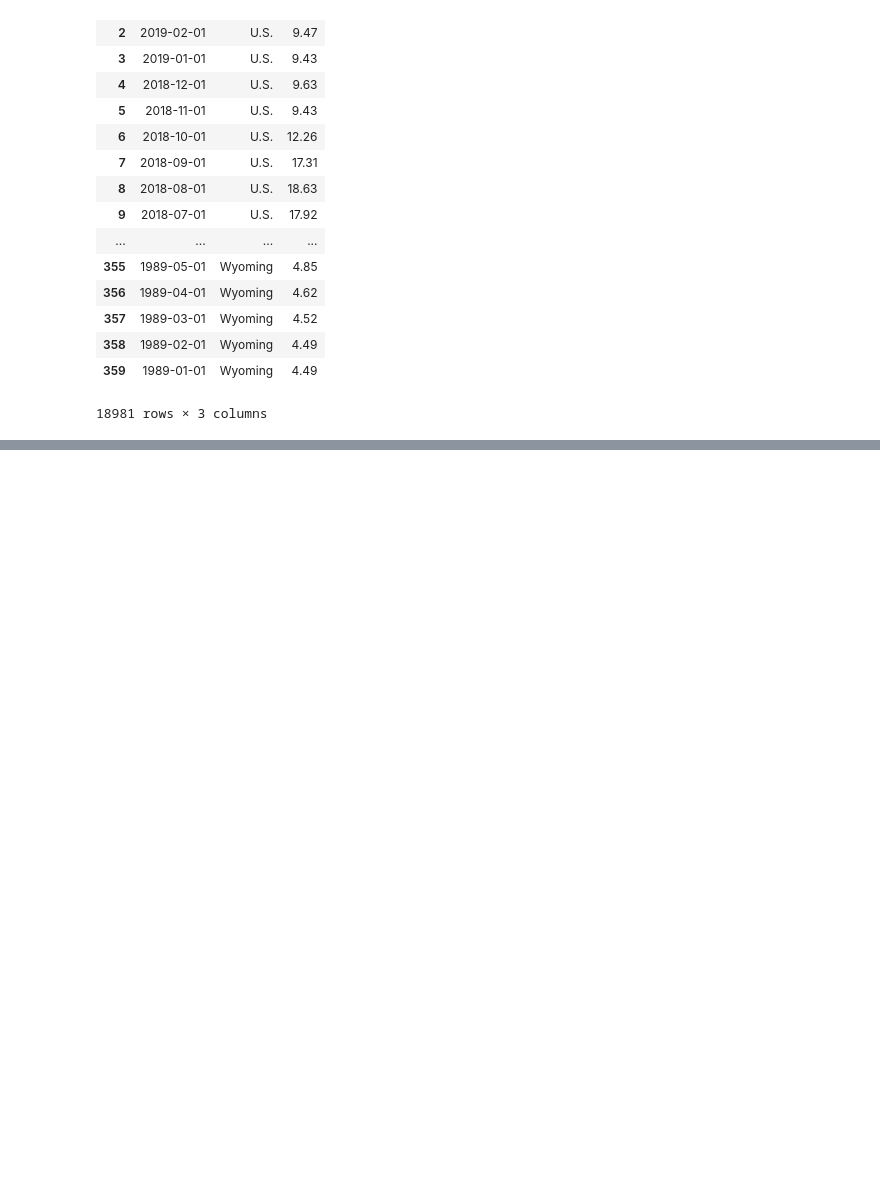
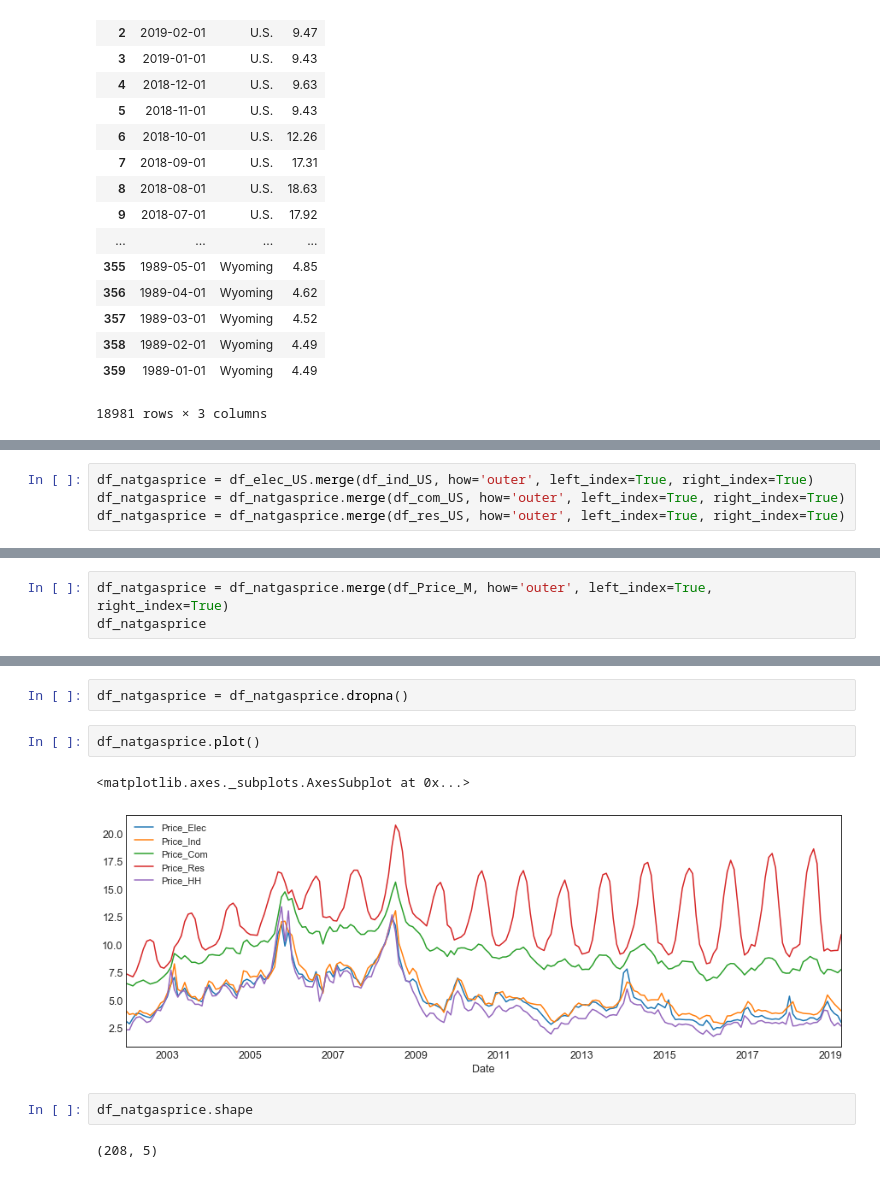
Before and after one commit to jwaliaga/NatGasDemandForcast, a Jupyter notebook: Notebooks/Wilson/CSV_Generators.ipynb, the cells around one changed output, grey strips where cells are left out. Saved outputs shown, nothing was run; the diff lists cells and outputs as text; blank space fills up the shorter version.

```diff
--- a/Notebooks/Wilson/CSV_Generators.ipynb
+++ b/Notebooks/Wilson/CSV_Generators.ipynb
@@ -380,0 +450,4 @@ df_res
+# %%
+df_natgasprice = df_elec_US.merge(df_ind_US, how='outer', left_index=True, right_index=True)
+df_natgasprice = df_natgasprice.merge(df_com_US, how='outer', left_index=True, right_index=True)
+df_natgasprice = df_natgasprice.merge(df_res_US, how='outer', left_index=True, right_index=True)
@@ -380,0 +505,3 @@ df_res
+# %%
+df_natgasprice = df_natgasprice.merge(df_Price_M, how='outer', left_index=True, right_index=True)
+df_natgasprice
@@ -380,0 +528,11 @@ df_res
+# %%
+df_natgasprice = df_natgasprice.dropna()
+# %%
+df_natgasprice.plot()
+# %% [output]
+<matplotlib.axes._subplots.AxesSubplot at 0x...>
+[figure, added]
+# %%
+df_natgasprice.shape
+# %% [output]
+(208, 5)
```
Also changed, not shown: parts of 26 cells of this notebook, 6 other files.
